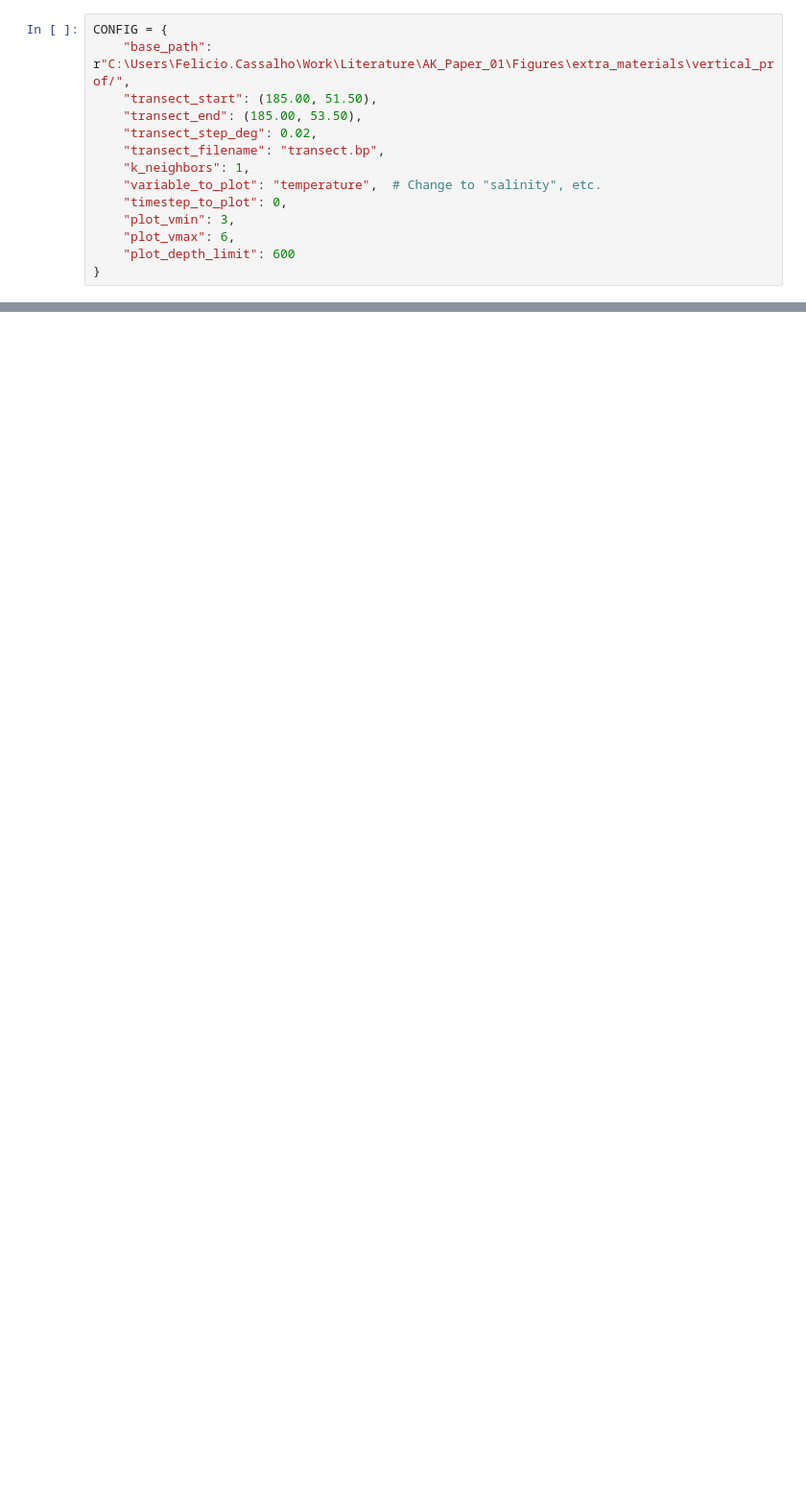
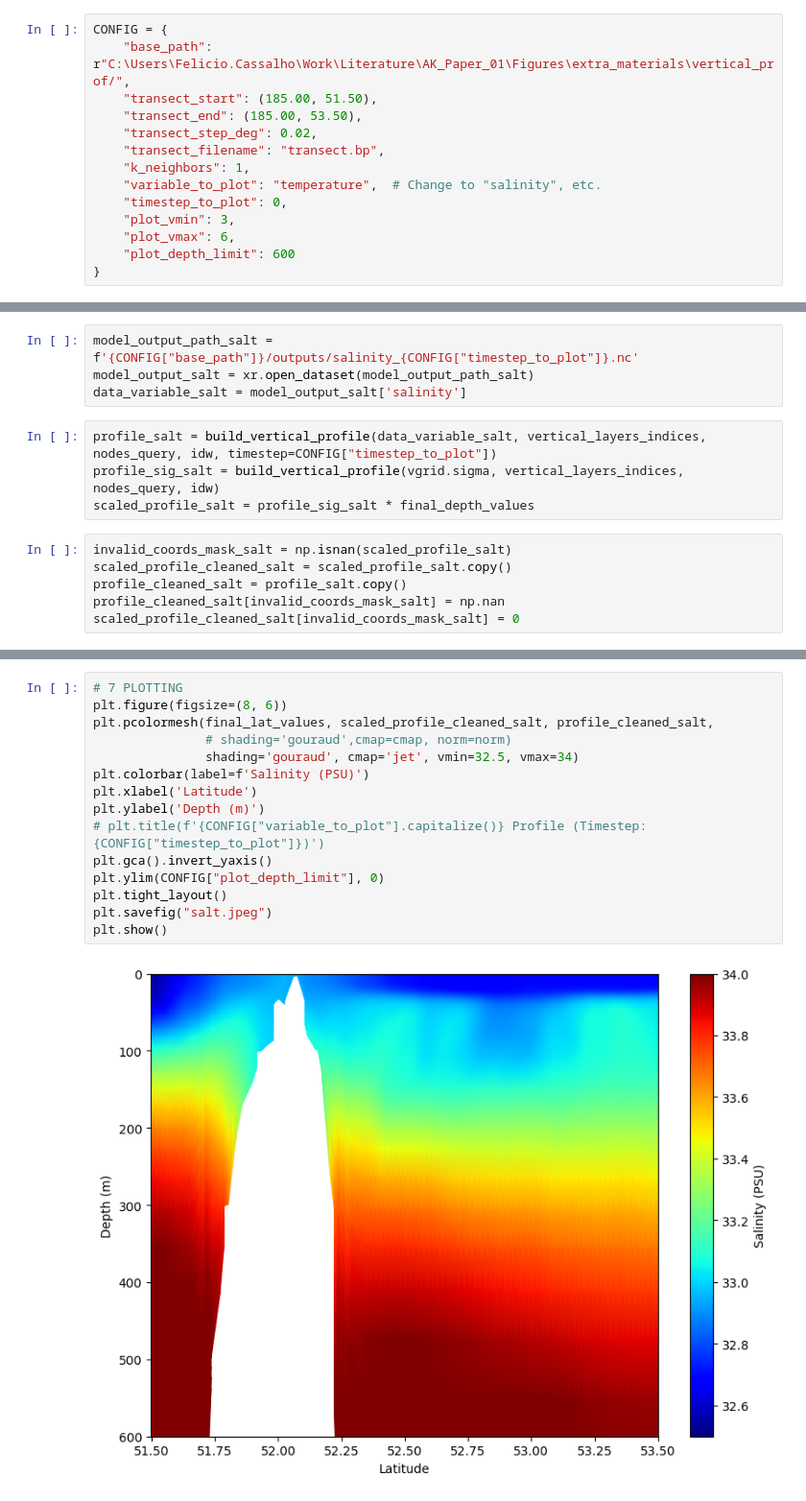
Before and after one commit to felicio93/code_dev, a Jupyter notebook: AK_paper/vertical_plot.ipynb, the cells around one changed output, grey strips where cells are left out. Shown at 96% size. Drawn from its saved outputs; the diff is of its cells as text; blank space fills up the shorter version.

```diff
--- a/AK_paper/vertical_plot.ipynb
+++ b/AK_paper/vertical_plot.ipynb
@@ -457,0 +146,14 @@ array([433034, 433925, 434818, 434819, 435729, 435731, 435732, 435707,
+# %%
+model_output_path_salt = f'{CONFIG["base_path"]}/outputs/salinity_{CONFIG["timestep_to_plot"]}.nc'
+model_output_salt = xr.open_dataset(model_output_path_salt)
+data_variable_salt = model_output_salt['salinity']
+# %%
+profile_salt = build_vertical_profile(data_variable_salt, vertical_layers_indices, nodes_query, idw, timestep=CONFIG["timestep_to_plot"])
+profile_sig_salt = build_vertical_profile(vgrid.sigma, vertical_layers_indices, nodes_query, idw)
+scaled_profile_salt = profile_sig_salt * final_depth_values
+# %%
+invalid_coords_mask_salt = np.isnan(scaled_profile_salt)
+scaled_profile_cleaned_salt = scaled_profile_salt.copy()
+profile_cleaned_salt = profile_salt.copy()
+profile_cleaned_salt[invalid_coords_mask_salt] = np.nan
+scaled_profile_cleaned_salt[invalid_coords_mask_salt] = 0
@@ -457,0 +165,17 @@ array([433034, 433925, 434818, 434819, 435729, 435731, 435732, 435707,
+# %%
+# 7 PLOTTING
+plt.figure(figsize=(8, 6))
+plt.pcolormesh(final_lat_values, scaled_profile_cleaned_salt, profile_cleaned_salt,
+               # shading='gouraud',cmap=cmap, norm=norm)
+               shading='gouraud', cmap='jet', vmin=32.5, vmax=34)
+plt.colorbar(label=f'Salinity (PSU)')
+plt.xlabel('Latitude')
+plt.ylabel('Depth (m)')
+# plt.title(f'{CONFIG["variable_to_plot"].capitalize()} Profile (Timestep: {CONFIG["timestep_to_plot"]})')
+plt.gca().invert_yaxis()
+plt.ylim(CONFIG["plot_depth_limit"], 0)
+plt.tight_layout()
+plt.savefig("salt.jpeg")
+plt.show()
+# %% [output]
+[figure, added]
```
Also changed, not shown: parts of 42 cells of this notebook, 1 other file.
